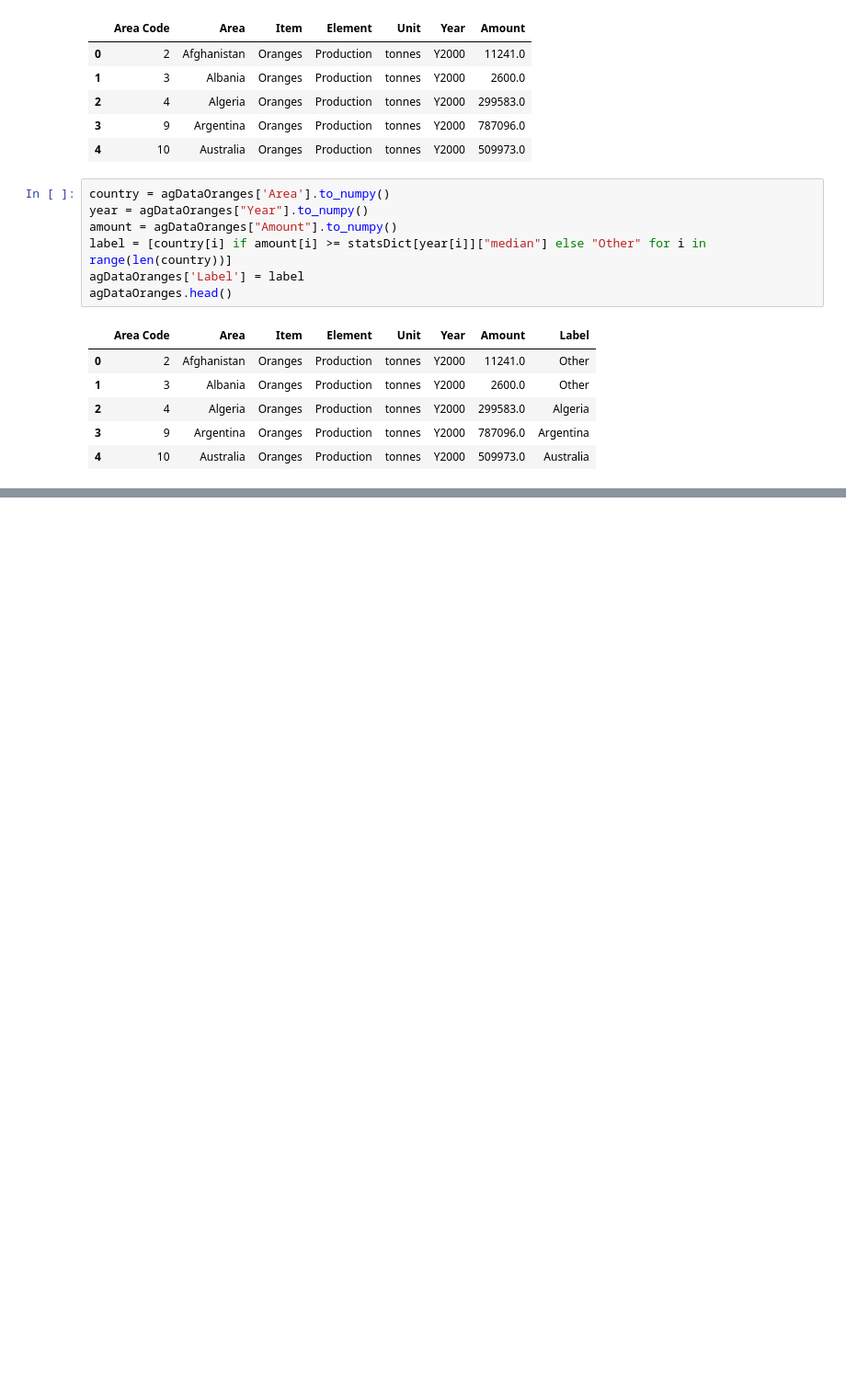
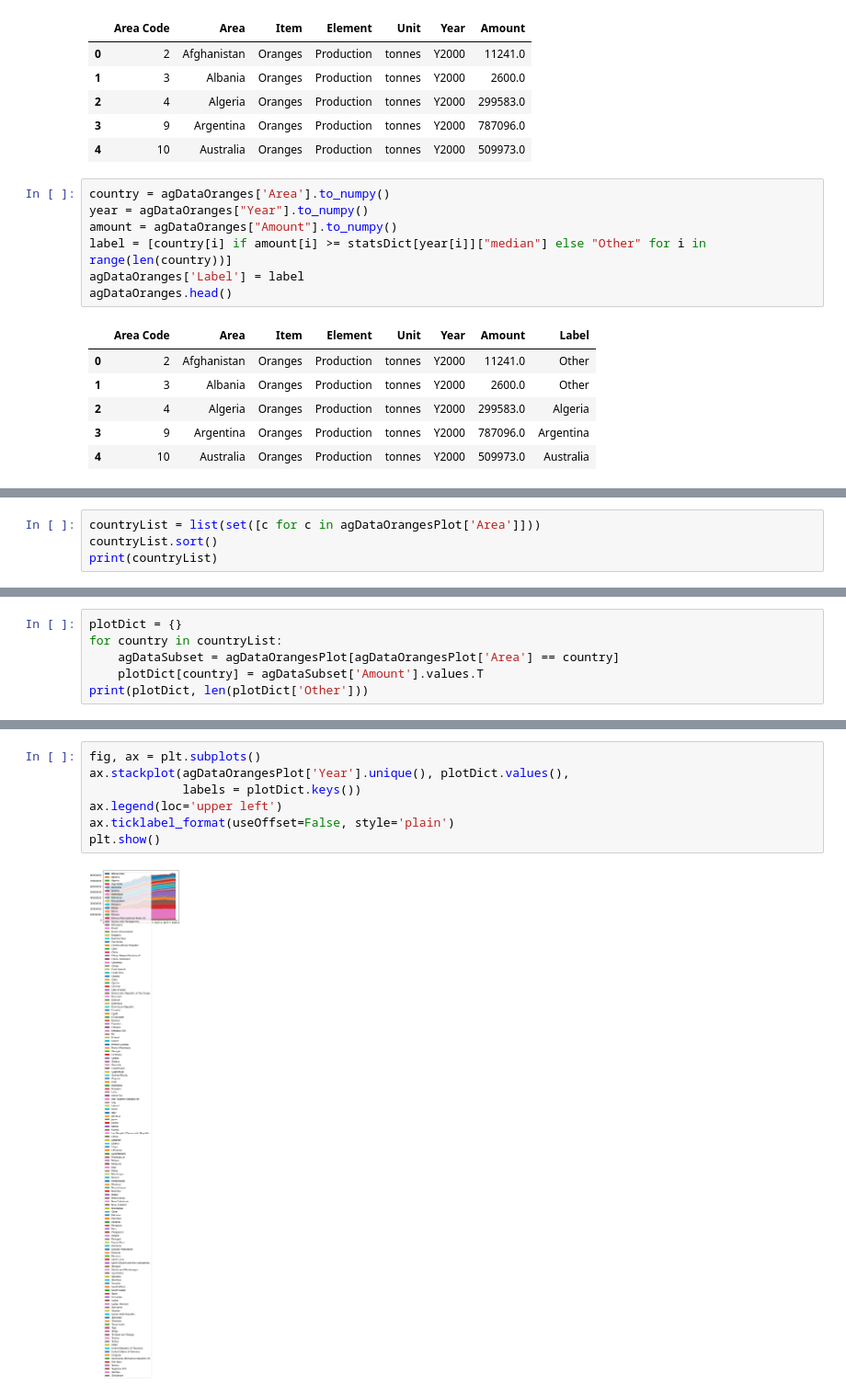
Before and after one commit to polarbearcode/DataAnalysis, a Jupyter notebook: AgricultureData/Orange.ipynb, the cells around one changed output, grey strips where cells are left out. Shown at 92% size. Saved outputs shown, nothing was run; the diff lists cells and outputs as text; blank space fills up the shorter version.

```diff
--- a/AgricultureData/Orange.ipynb
+++ b/AgricultureData/Orange.ipynb
@@ -237,0 +244,4 @@ ax.stackplot(agDataOranges['Year'].to_numpy(), agDataOranges['Amount'].to_numpy(
+# %%
+countryList = list(set([c for c in agDataOrangesPlot['Area']]))
+countryList.sort()
+print(countryList)
@@ -237,0 +250,6 @@ ax.stackplot(agDataOranges['Year'].to_numpy(), agDataOranges['Amount'].to_numpy(
+# %%
+plotDict = {}
+for country in countryList:
+    agDataSubset = agDataOrangesPlot[agDataOrangesPlot['Area'] == country]
+    plotDict[country] = agDataSubset['Amount'].values.T
+print(plotDict, len(plotDict['Other']))
@@ -237,0 +274,9 @@ ax.stackplot(agDataOranges['Year'].to_numpy(), agDataOranges['Amount'].to_numpy(
+# %%
+fig, ax = plt.subplots()
+ax.stackplot(agDataOrangesPlot['Year'].unique(), plotDict.values(),
+             labels = plotDict.keys())
+ax.legend(loc='upper left')
+ax.ticklabel_format(useOffset=False, style='plain')
+plt.show()
+# %% [output]
+[figure, added]
```
Also changed, not shown: parts of 5 cells of this notebook.
